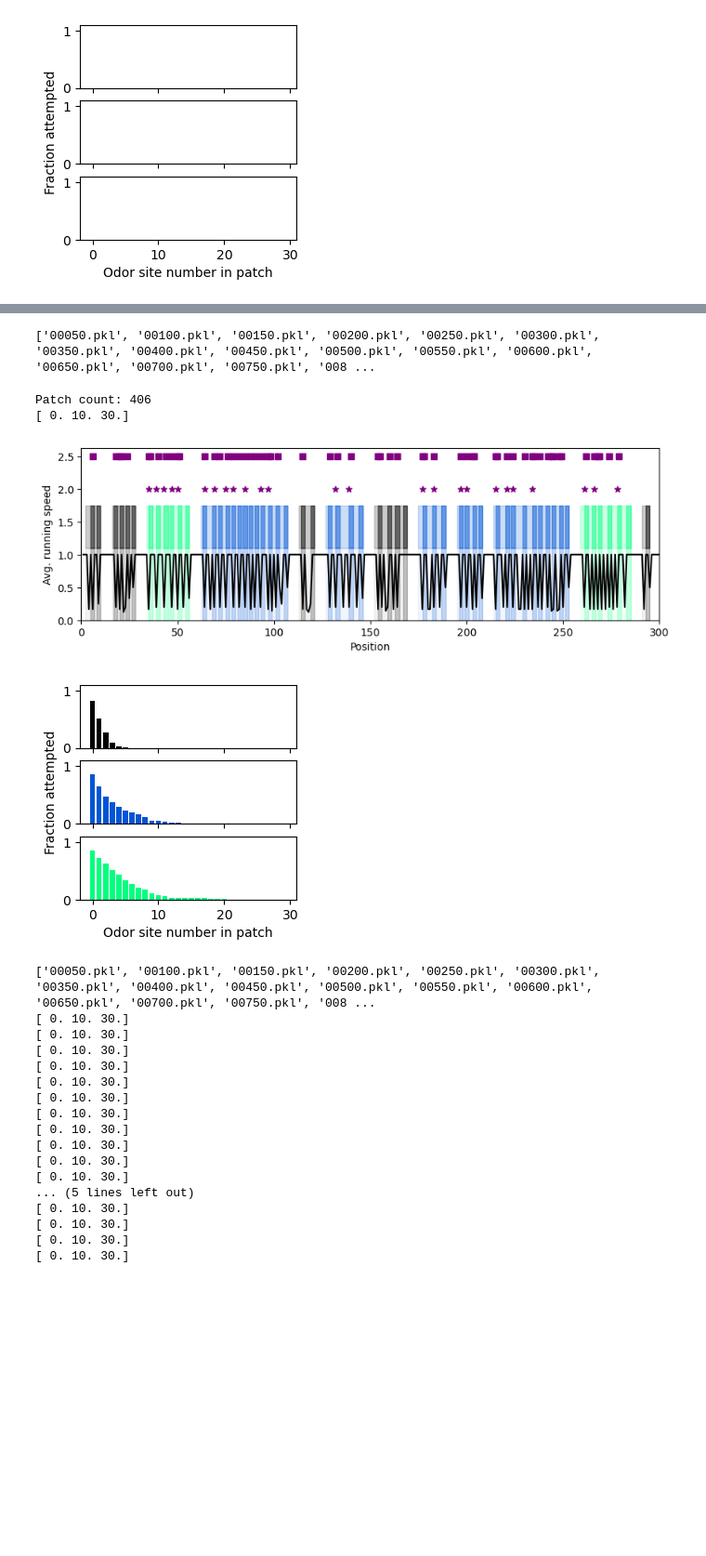
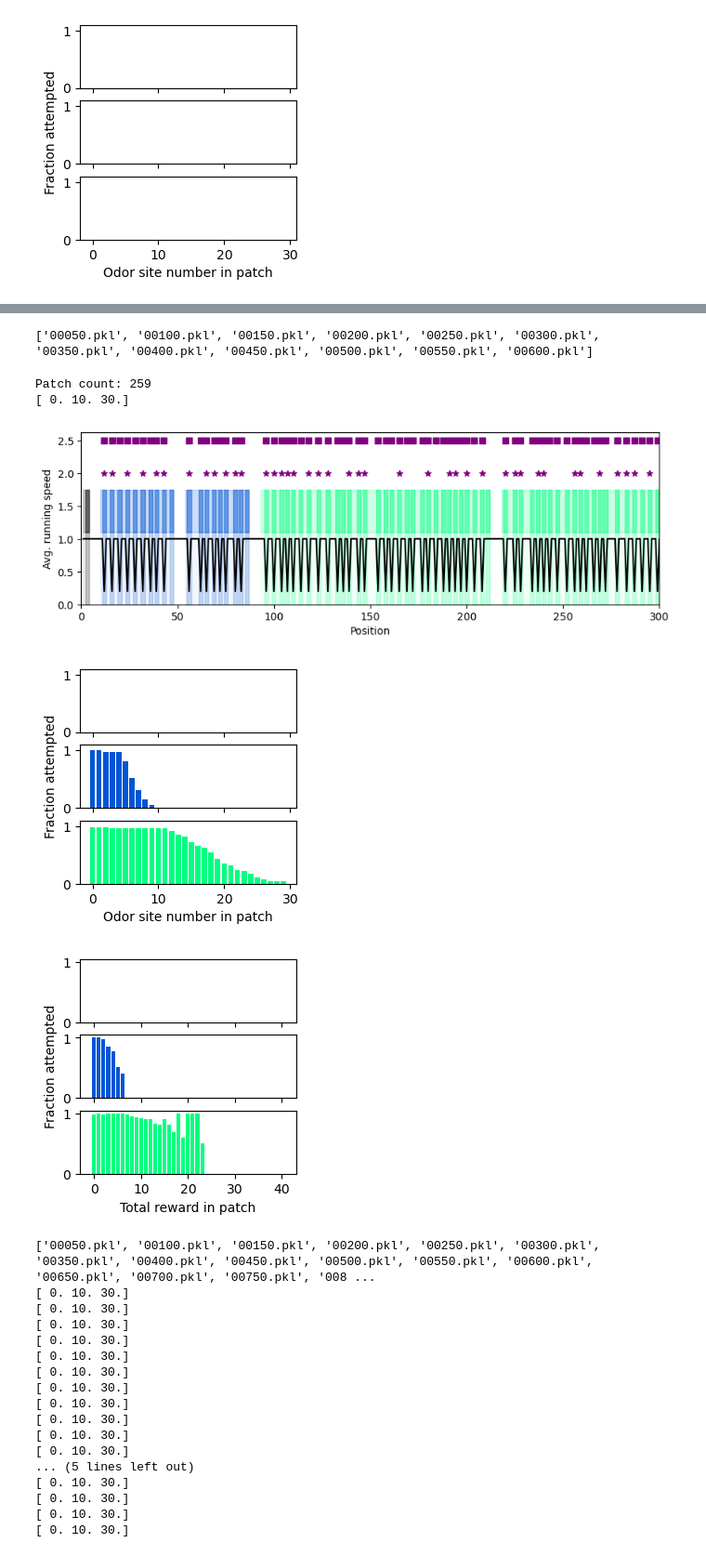
Before and after one commit to davidgbe/favorably_connected, a Jupyter notebook: code/notebooks/session_visualization_fixed_mapping.ipynb, the cells around one changed output, grey strips where cells are left out. Shown: that part at 93% size. Saved outputs shown, nothing was run; the diff lists cells and outputs as text; code cells hidden in the pictures; blank space fills up the shorter version.

```diff
--- a/code/notebooks/session_visualization_fixed_mapping.ipynb
+++ b/code/notebooks/session_visualization_fixed_mapping.ipynb
@@ -307,18 +340,18 @@ Patch count: 212
-# %%
-plot_sesson(
-    '../../results/rl_agent_outputs/fixed_agent_acc_reward_curve_2025-02-07_23_17_09_880411_var_noise_0.0001_activity_weight_1.0/state',
-    env_idx=0,
-    xlim=(0, 300),
-    max_reward_param=30,
-    max_reward_sites=30,
-    update_num=0,
-)
-# %% [output]
-['00050.pkl', '00100.pkl', '00150.pkl', '00200.pkl', '00250.pkl', '00300.pkl', '00350.pkl', '00400.pkl', '00450.pkl', '00500.pkl', '00550.pkl', '00600.pkl', '00650.pkl', '00700.pkl', '00750.pkl', '008 ...
-Patch count: 406
-[ 0. 10. 30.]
-[figure, removed]
-[figure, removed]
+# %%
+plot_sesson(
+    '../../results/rl_agent_outputs/fixed_odor_acc_reward_2025-02-09_18_56_19_657542_var_noise_0.0001_activity_weight_1.0/state',
+    env_idx=1,
+    xlim=(0, 300),
+    max_reward_param=30,
+    max_reward_sites=30,
+)
+# %% [output]
+['00050.pkl', '00100.pkl', '00150.pkl', '00200.pkl', '00250.pkl', '00300.pkl', '00350.pkl', '00400.pkl', '00450.pkl', '00500.pkl', '00550.pkl', '00600.pkl']
+Patch count: 259
+[ 0. 10. 30.]
+[figure, added]
+[figure, added]
+[figure, added]
 # %%
 def plot_avg_stops_vs_reward_param(data_paths, update_num=None, max_reward_param=10, max_reward_sites=30, model_colors=None):
 
```
Also changed, not shown: parts of 5 cells of this notebook, 2 other files.
